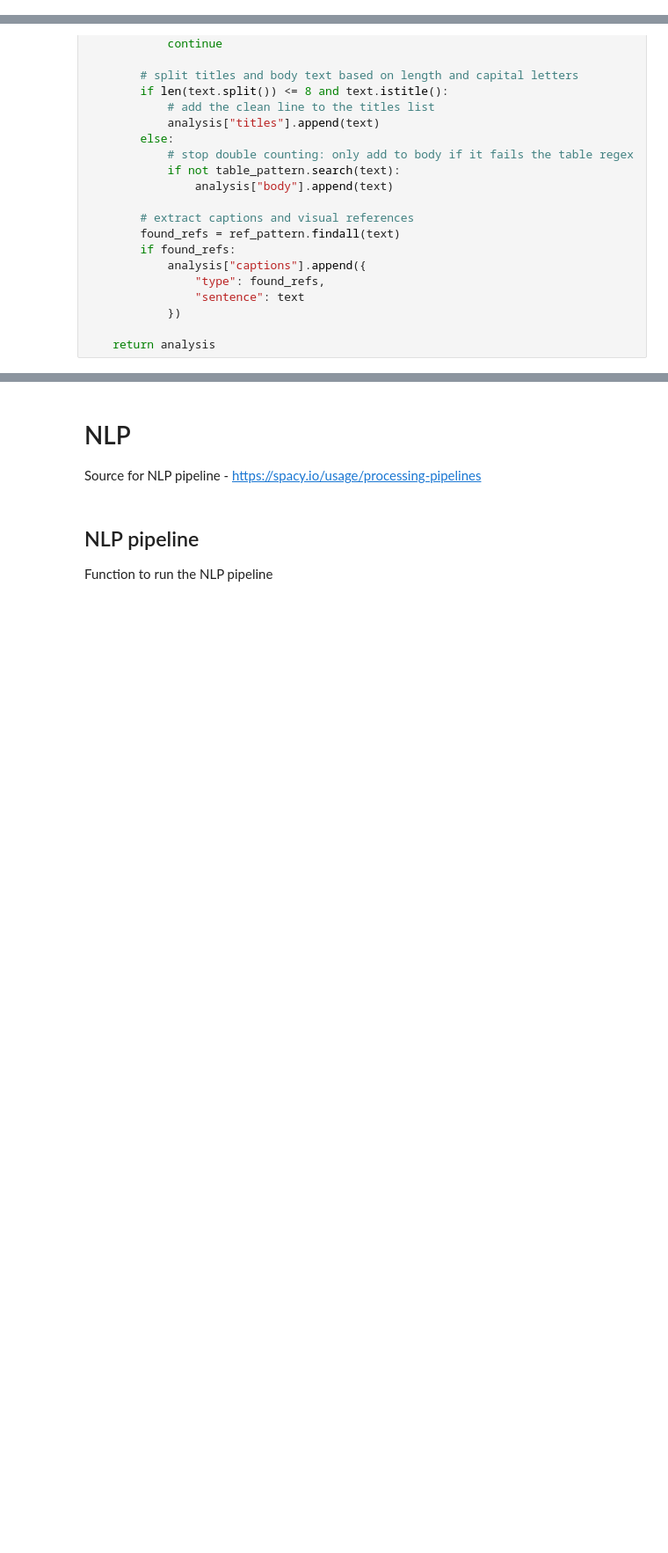
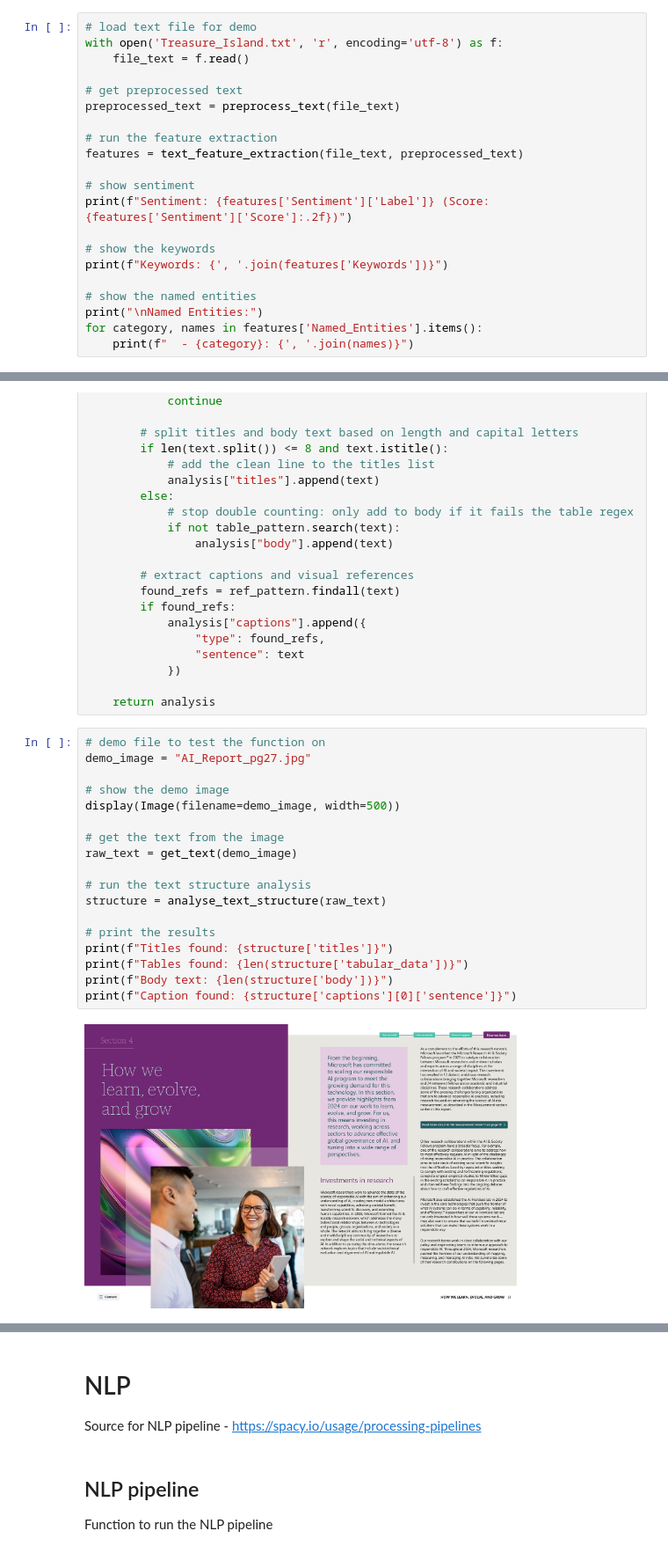
Before and after one commit to ATU-BDAAI/ca2-assignment-jbuckett-1, a Jupyter notebook: Buckett_Jamie_CA2.ipynb, the cells around one changed output, grey strips where cells are left out. Shown at 88% size. Cells and saved outputs as stored; diff of their text form; blank space fills up the shorter version.

```diff
--- a/Buckett_Jamie_CA2.ipynb
+++ b/Buckett_Jamie_CA2.ipynb
@@ -272,0 +359,21 @@ def text_feature_extraction(raw_text, cleaned_text):
+# %%
+# load text file for demo
+with open('Treasure_Island.txt', 'r', encoding='utf-8') as f:
+    file_text = f.read()
+
+# get preprocessed text
+preprocessed_text = preprocess_text(file_text)
+
+# run the feature extraction
+features = text_feature_extraction(file_text, preprocessed_text)
+
+# show sentiment
+print(f"Sentiment: {features['Sentiment']['Label']} (Score: {features['Sentiment']['Score']:.2f})")
+
+# show the keywords
+print(f"Keywords: {', '.join(features['Keywords'])}")
+
+# show the named entities
+print("\nNamed Entities:")
+for category, names in features['Named_Entities'].items():
+    print(f"  - {category}: {', '.join(names)}")
@@ -328,3 +445,23 @@ def analyse_text_structure(raw_text):
             })
 
     return analysis
+# %%
+# demo file to test the function on
+demo_image = "AI_Report_pg27.jpg"
+
+# show the demo image
+display(Image(filename=demo_image, width=500))
+
+# get the text from the image
+raw_text = get_text(demo_image)
+
+# run the text structure analysis
+structure = analyse_text_structure(raw_text)
+
+# print the results
+print(f"Titles found: {structure['titles']}")
+print(f"Tables found: {len(structure['tabular_data'])}")
+print(f"Body text: {len(structure['body'])}")
+print(f"Caption found: {structure['captions'][0]['sentence']}")
+# %% [output]
+[figure, added]
```
Also changed, not shown: parts of 14 cells of this notebook, 6 other files.
